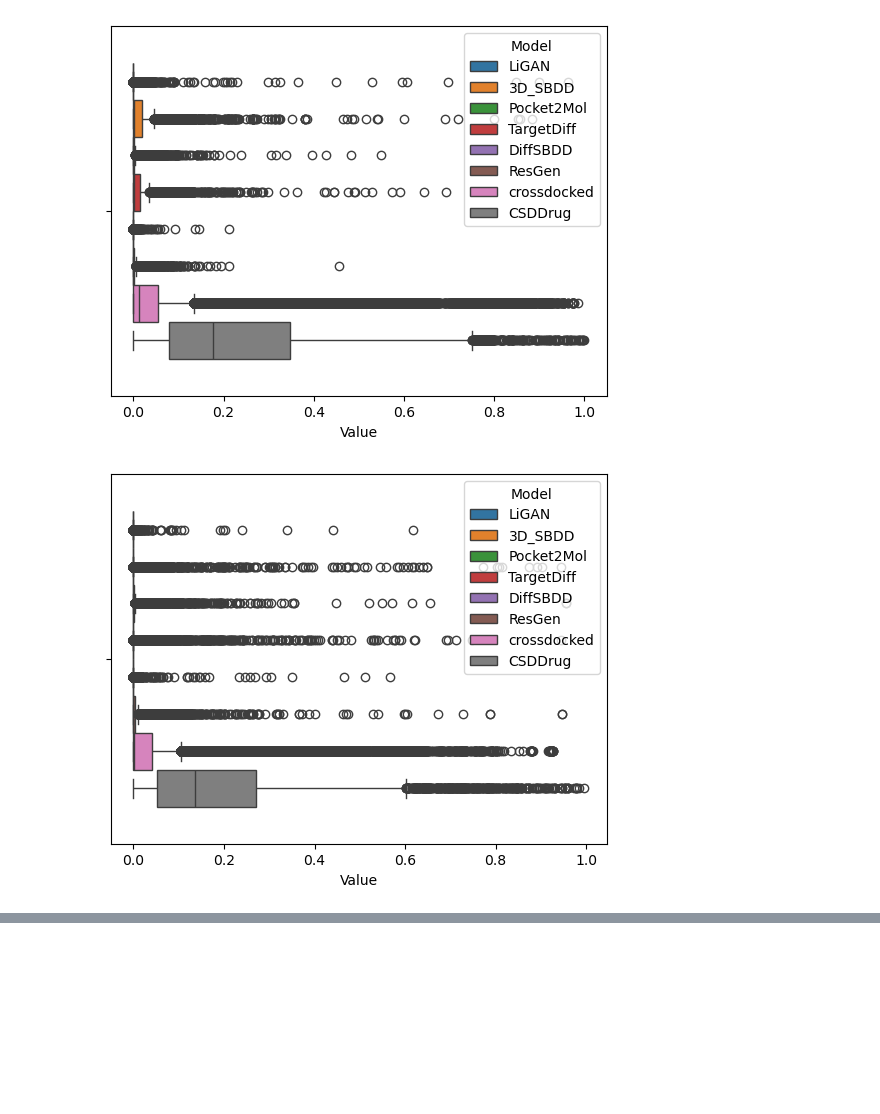
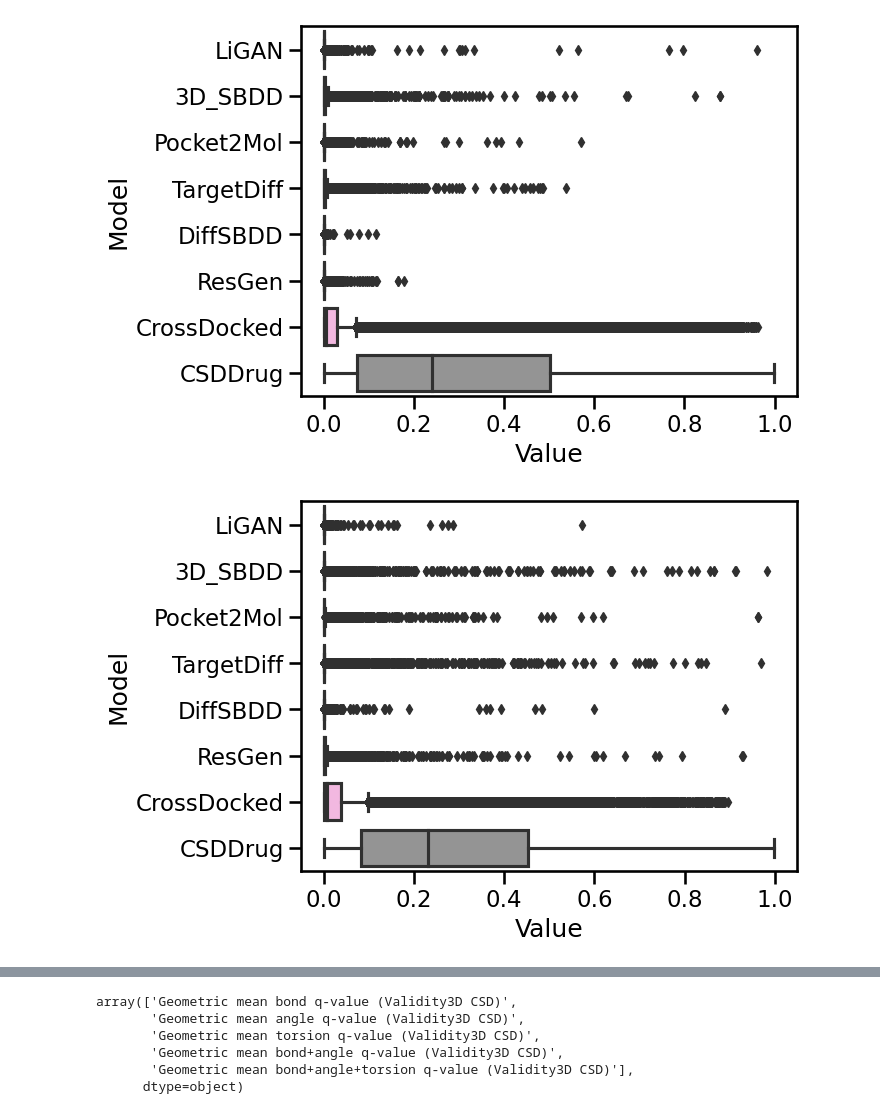
Before and after one commit to bbaillif/genbench3d, a Jupyter notebook: benchmark.ipynb, the cells around one changed output, grey strips where cells are left out. Cells and saved outputs as stored; diff of their text form; code cells hidden in the pictures; blank space fills up the shorter version.

```diff
--- a/benchmark.ipynb
+++ b/benchmark.ipynb
@@ -29,5 +50,6 @@ for model in models:
     filepath = os.path.join(results_dir, filename)
     filepaths.append(filepath)
 # %%
-filepaths.append(os.path.join(results_dir, 'results_crossdocked.p'))
+filepaths.append(os.path.join(results_dir, 'results_CrossDocked.p'))
+# filepaths.append(os.path.join(results_dir, 'results_CrossDocked_test.p'))
 filepaths.append(os.path.join(results_dir, 'results_CSDDrug.p'))
@@ -38,3 +56,23 @@ filepath
+# %%
+rows = []
+for filepath in filepaths:
+    with open(filepath, 'rb') as f:
+        results = pickle.load(f)
+    model_name = '_'.join(filepath.split('_')[1:]).split('.')[0]
+    minimized = False
+    if 'minimized' in model_name:
+        minimized = True
+        model_name = '_'.join(model_name.split('_')[:-1])
+    # if ('DiffSBDD' in filepath) and (not 'minimized' in filepath):
+    #     import pdb;pdb.set_trace()
+    for name, values in results.items():
+        if isinstance(values, list):
+            for value in values:
+                row = {'Model' : model_name,
+                          'Relaxed': minimized}
+                row['Metric'] = name
+                row['Value'] = value
+                rows.append(row)
 # %%
 rows = []
 for filepath in filepaths:
@@ -195,0 +266,5 @@ sns.barplot(data=nonmin_df,
+# %%
+sns.set_palette('colorblind')
+sns.set_context('talk',
+                # rc = {'patch.linewidth': 5.0}
+               )
@@ -208,0 +332,2 @@ See https://numpy.org/devdocs/release/1.25.0-notes.html and the docs for more in
+# %%
+plt.rcParams.update({'mathtext.default':  'regular' })
@@ -304,9 +524,9 @@ min_df = pd.DataFrame(min_rows)
 # %%
 for name in min_df['Name'].unique():
     sns.boxplot(data=min_df[(~min_df['Minimized']) & (min_df['Name'] == name)],
            x='Value',
-           hue='Model')
+           y='Model')
     plt.show()
 # %% [output]
-[figure, old version]
+[figure, new version]
-[figure, old version]
+[figure, new version]
@@ -331,5 +551,14 @@ for filepath in filepaths:
                       'Name': name,
                       'Value': value}
                 geo_rows.append(row)
+# %%
+geo_df['Name'].unique()
+# %% [output]
+array(['Geometric mean bond q-value (Validity3D CSD)',
+       'Geometric mean angle q-value (Validity3D CSD)',
+       'Geometric mean torsion q-value (Validity3D CSD)',
+       'Geometric mean bond+angle q-value (Validity3D CSD)',
+       'Geometric mean bond+angle+torsion q-value (Validity3D CSD)'],
+      dtype=object)
 # %%
 geo_df = pd.DataFrame(geo_rows)
```
Also changed, not shown: parts of 35 cells of this notebook.
